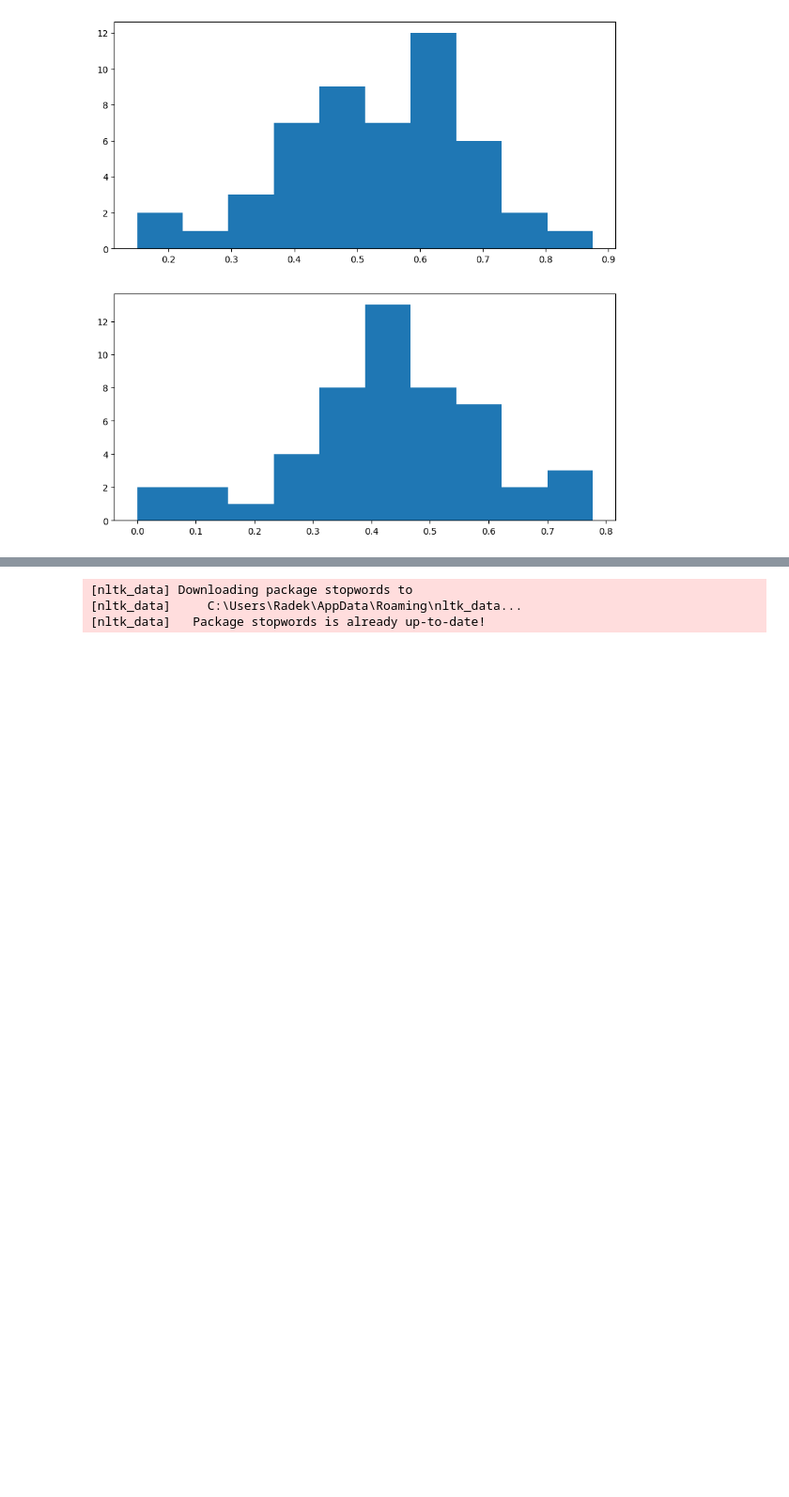
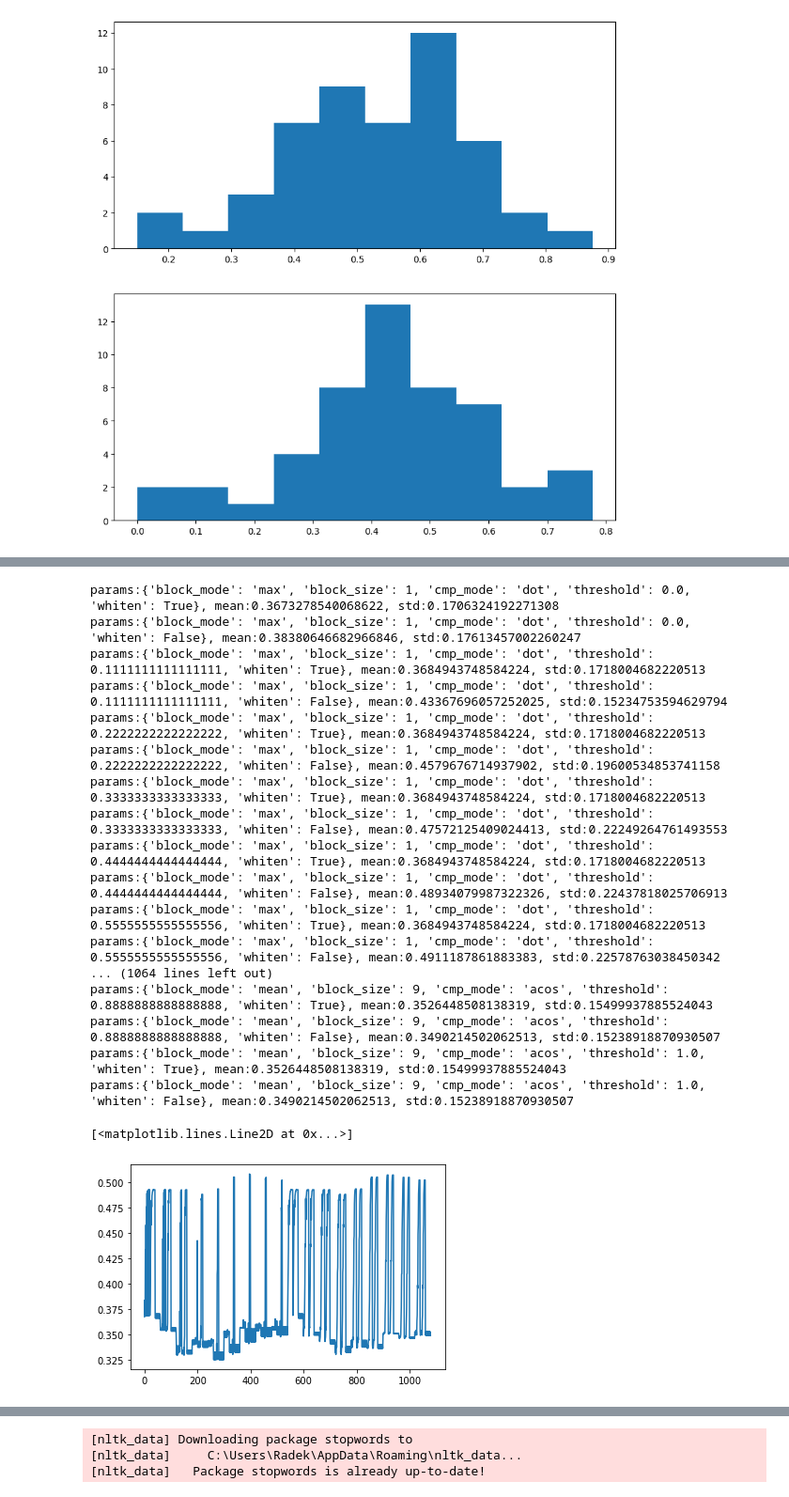
Before and after one commit to radkoder/Text-Segmentation, a Jupyter notebook: src/playground.ipynb, the cells around one changed output, grey strips where cells are left out. Shown at 94% size. Drawn from its saved outputs; the diff is of its cells as text; code cells hidden in the pictures; blank space fills up the shorter version.

```diff
--- a/src/playground.ipynb
+++ b/src/playground.ipynb
@@ -541,0 +556,41 @@ Evaluating:[..........][50/50] => DONE [0h 0min 0s][eta: 0h 0min 0s]   0min 0s]
+# %%
+from sklearn.model_selection import ParameterGrid
+import numpy as np
+from datasets import EmbeddedDataset
+from algorithms import block_comparison
+from evaluation import evaluate_segmenter
+import matplotlib.pyplot as plt
+
+block_grid = ParameterGrid({'threshold':np.linspace(0,1,10), 'block_size':np.arange(1,10), 'whiten':[True, False], 'cmp_mode':['dot','cos','acos'], 'block_mode':['max','mean']})
+Ms, Sts = [], []
+with EmbeddedDataset('wiki_segments_trans_300.npz') as ds:
+    for p in block_grid:
+        bs = block_comparison.with_params(**p)
+        w,_ = evaluate_segmenter(ds,bs,4,silent = True)
+        Ms.append(np.mean(w))
+        Sts.append(np.std(w))
+        print(f'params:{p}, mean:{Ms[-1]}, std:{Sts[-1]}')
+
+
+
+plt.plot(Ms)
+# %% [output]
+params:{'block_mode': 'max', 'block_size': 1, 'cmp_mode': 'dot', 'threshold': 0.0, 'whiten': True}, mean:0.3673278540068622, std:0.1706324192271308
+params:{'block_mode': 'max', 'block_size': 1, 'cmp_mode': 'dot', 'threshold': 0.0, 'whiten': False}, mean:0.38380646682966846, std:0.17613457002260247
+params:{'block_mode': 'max', 'block_size': 1, 'cmp_mode': 'dot', 'threshold': 0.1111111111111111, 'whiten': True}, mean:0.3684943748584224, std:0.1718004682220513
+params:{'block_mode': 'max', 'block_size': 1, 'cmp_mode': 'dot', 'threshold': 0.1111111111111111, 'whiten': False}, mean:0.43367696057252025, std:0.15234753594629794
+params:{'block_mode': 'max', 'block_size': 1, 'cmp_mode': 'dot', 'threshold': 0.2222222222222222, 'whiten': True}, mean:0.3684943748584224, std:0.1718004682220513
+params:{'block_mode': 'max', 'block_size': 1, 'cmp_mode': 'dot', 'threshold': 0.2222222222222222, 'whiten': False}, mean:0.4579676714937902, std:0.19600534853741158
+params:{'block_mode': 'max', 'block_size': 1, 'cmp_mode': 'dot', 'threshold': 0.3333333333333333, 'whiten': True}, mean:0.3684943748584224, std:0.1718004682220513
+params:{'block_mode': 'max', 'block_size': 1, 'cmp_mode': 'dot', 'threshold': 0.3333333333333333, 'whiten': False}, mean:0.47572125409024413, std:0.22249264761493553
+params:{'block_mode': 'max', 'block_size': 1, 'cmp_mode': 'dot', 'threshold': 0.4444444444444444, 'whiten': True}, mean:0.3684943748584224, std:0.1718004682220513
+params:{'block_mode': 'max', 'block_size': 1, 'cmp_mode': 'dot', 'threshold': 0.4444444444444444, 'whiten': False}, mean:0.48934079987322326, std:0.22437818025706913
+params:{'block_mode': 'max', 'block_size': 1, 'cmp_mode': 'dot', 'threshold': 0.5555555555555556, 'whiten': True}, mean:0.3684943748584224, std:0.1718004682220513
+params:{'block_mode': 'max', 'block_size': 1, 'cmp_mode': 'dot', 'threshold': 0.5555555555555556, 'whiten': False}, mean:0.4911187861883383, std:0.22578763038450342
+... (1064 lines left out)
+params:{'block_mode': 'mean', 'block_size': 9, 'cmp_mode': 'acos', 'threshold': 0.8888888888888888, 'whiten': True}, mean:0.3526448508138319, std:0.15499937885524043
+params:{'block_mode': 'mean', 'block_size': 9, 'cmp_mode': 'acos', 'threshold': 0.8888888888888888, 'whiten': False}, mean:0.3490214502062513, std:0.15238918870930507
+params:{'block_mode': 'mean', 'block_size': 9, 'cmp_mode': 'acos', 'threshold': 1.0, 'whiten': True}, mean:0.3526448508138319, std:0.15499937885524043
+params:{'block_mode': 'mean', 'block_size': 9, 'cmp_mode': 'acos', 'threshold': 1.0, 'whiten': False}, mean:0.3490214502062513, std:0.15238918870930507
+[<matplotlib.lines.Line2D at 0x...>]
+[figure, added]
```
Also changed, not shown: parts of 7 cells of this notebook, 3 other files.
